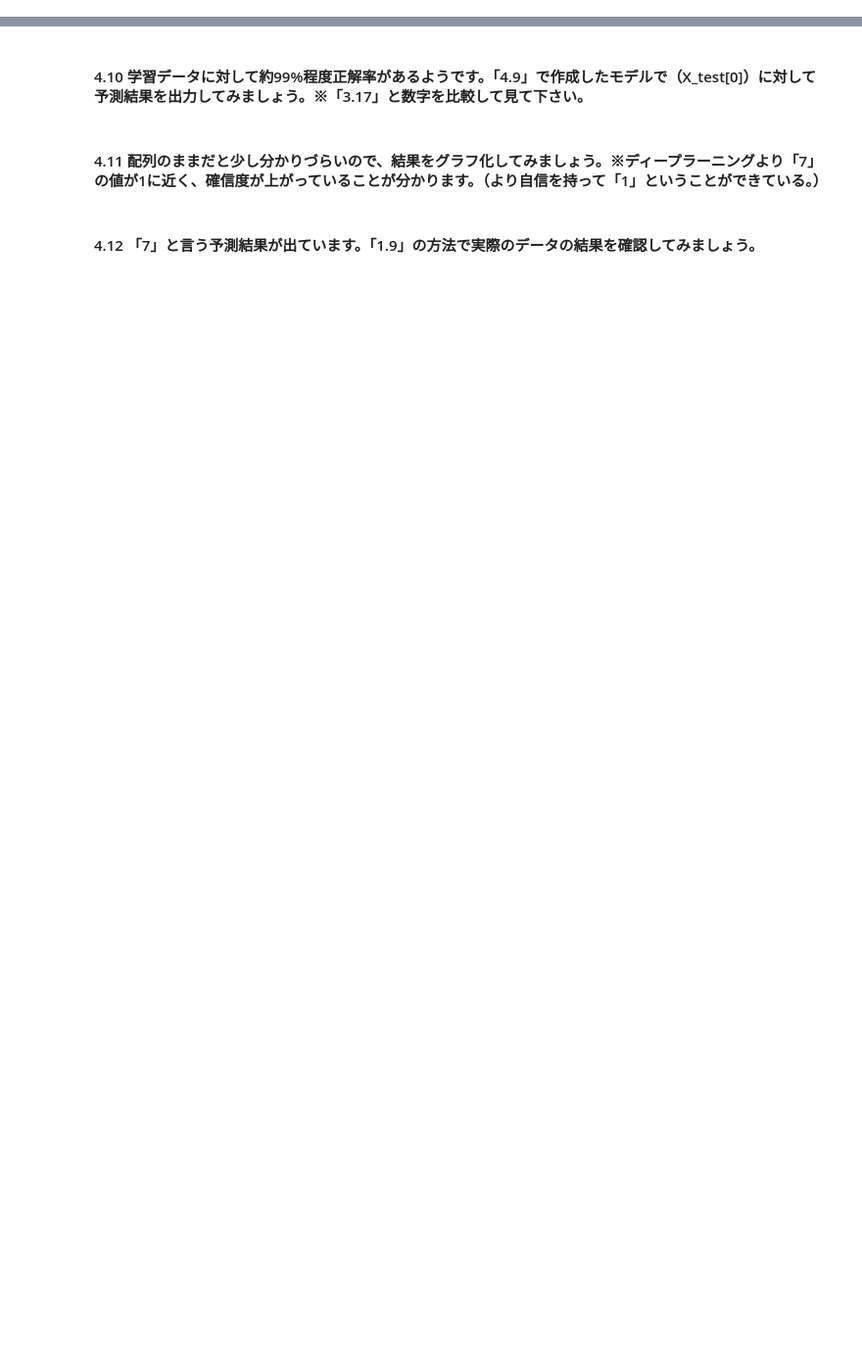
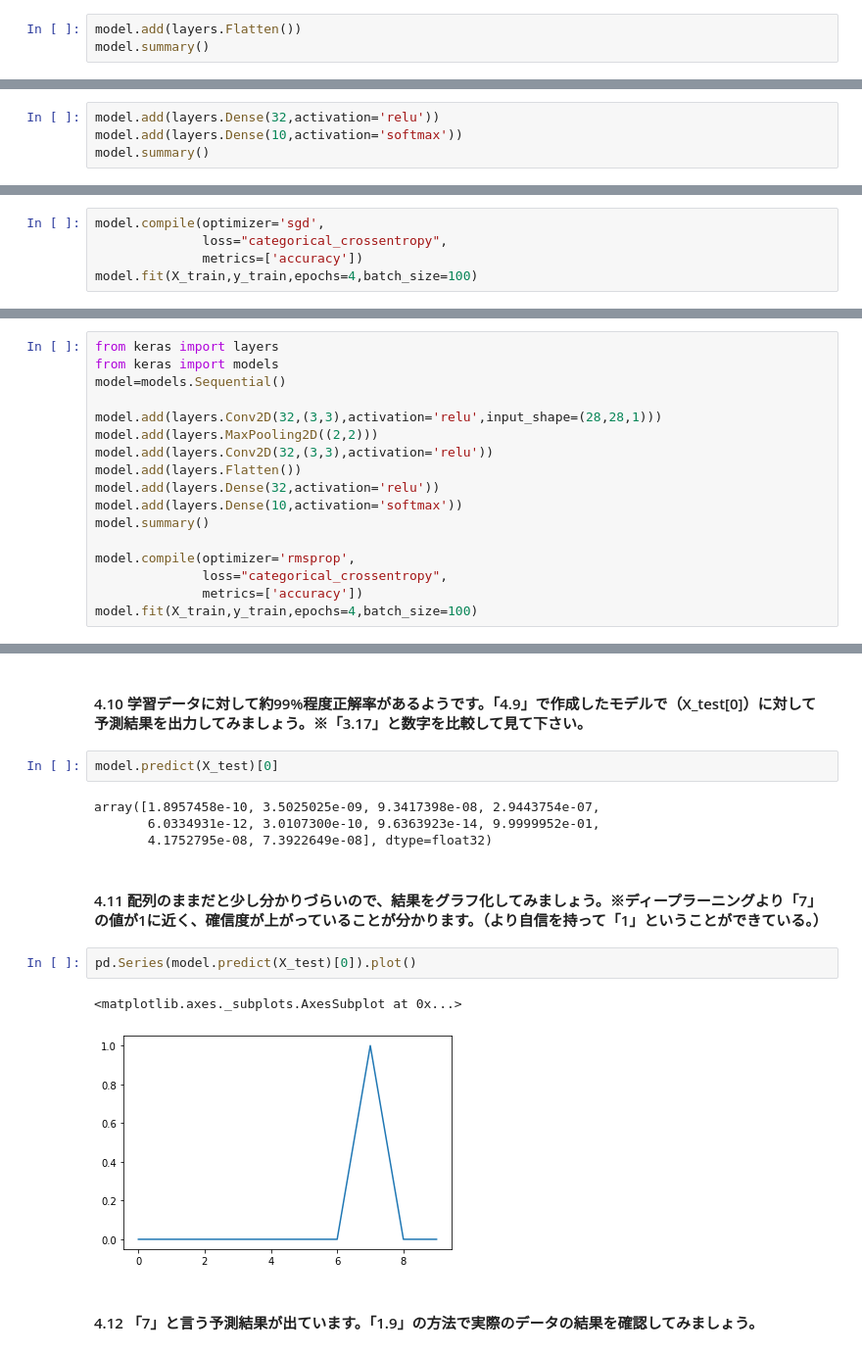
Before and after one commit to ichiyanagi7/python, a Jupyter notebook: neural_network_editor.ipynb, the cells around one changed output, grey strips where cells are left out. Shown at 98% size. Drawn from its saved outputs; the diff is of its cells as text; blank space fills up the shorter version.

```diff
--- a/neural_network_editor.ipynb
+++ b/neural_network_editor.ipynb
@@ -373,2 +437,5 @@ accuracy: 0.9031000137329102
 # %% [markdown]
 #### 4.6 コンボリューション層とプーリング層の出力が3次元であることが分かります。また画像のサイズ（高さ、幅）は層を経るにつれて、縮小していることが分かります。次の手順は3次元の出力をDense層に入力することですが、その前に1次元に変換する必要があります。1次元に変換する「変換層」を追加し、summaryの内容を確認して下さい。
+# %%
+model.add(layers.Flatten())
+model.summary()
@@ -375,2 +459,6 @@ accuracy: 0.9031000137329102
 # %% [markdown]
 #### 4.7 Dense層を追加した後、ソフトマックス関数を用いて、出力層を追加して下さい。
+# %%
+model.add(layers.Dense(32,activation='relu'))
+model.add(layers.Dense(10,activation='softmax'))
+model.summary()
@@ -377,2 +486,7 @@ accuracy: 0.9031000137329102
 # %% [markdown]
 #### 4.8 「3.5」の条件でcompileを設定し、epochsは「4」、batch_sizeは「100」に設定して学習を行って下さい。
+# %%
+model.compile(optimizer='sgd',
+              loss="categorical_crossentropy",
+              metrics=['accuracy'])
+model.fit(X_train,y_train,epochs=4,batch_size=100)
@@ -379,2 +503,19 @@ accuracy: 0.9031000137329102
 # %% [markdown]
 #### 4.9 CNNを使用することでかなりの高精度が実現できました。画像データは良い特徴量を内部で作り出せるCNNが適しています。最後に最適化手法の「rmsprop」を「4.8」と同様の条件で学習を行って下さい。※モデルは初期化して下さい。
+# %%
+from keras import layers
+from keras import models
+model=models.Sequential()
+
+model.add(layers.Conv2D(32,(3,3),activation='relu',input_shape=(28,28,1)))
+model.add(layers.MaxPooling2D((2,2)))
+model.add(layers.Conv2D(32,(3,3),activation='relu'))
+model.add(layers.Flatten())
+model.add(layers.Dense(32,activation='relu'))
+model.add(layers.Dense(10,activation='softmax'))
+model.summary()
+
+model.compile(optimizer='rmsprop',
+              loss="categorical_crossentropy",
+              metrics=['accuracy'])
+model.fit(X_train,y_train,epochs=4,batch_size=100)
@@ -381,6 +541,17 @@ accuracy: 0.9031000137329102
 # %% [markdown]
 #### 4.10 学習データに対して約99%程度正解率があるようです。「4.9」で作成したモデルで（X_test[0]）に対して予測結果を出力してみましょう。※「3.17」と数字を比較して見て下さい。
+# %%
+model.predict(X_test)[0]
+# %% [output]
+array([1.8957458e-10, 3.5025025e-09, 9.3417398e-08, 2.9443754e-07,
+       6.0334931e-12, 3.0107300e-10, 9.6363923e-14, 9.9999952e-01,
+       4.1752795e-08, 7.3922649e-08], dtype=float32)
 # %% [markdown]
 #### 4.11 配列のままだと少し分かりづらいので、結果をグラフ化してみましょう。※ディープラーニングより「7」の値が1に近く、確信度が上がっていることが分かります。（より自信を持って「1」ということができている。）
+# %%
+pd.Series(model.predict(X_test)[0]).plot()
+# %% [output]
+<matplotlib.axes._subplots.AxesSubplot at 0x...>
+[figure, added]
 # %% [markdown]
 #### 4.12 「7」と言う予測結果が出ています。「1.9」の方法で実際のデータの結果を確認してみましょう。
```
Also changed, not shown: parts of 36 cells of this notebook.
